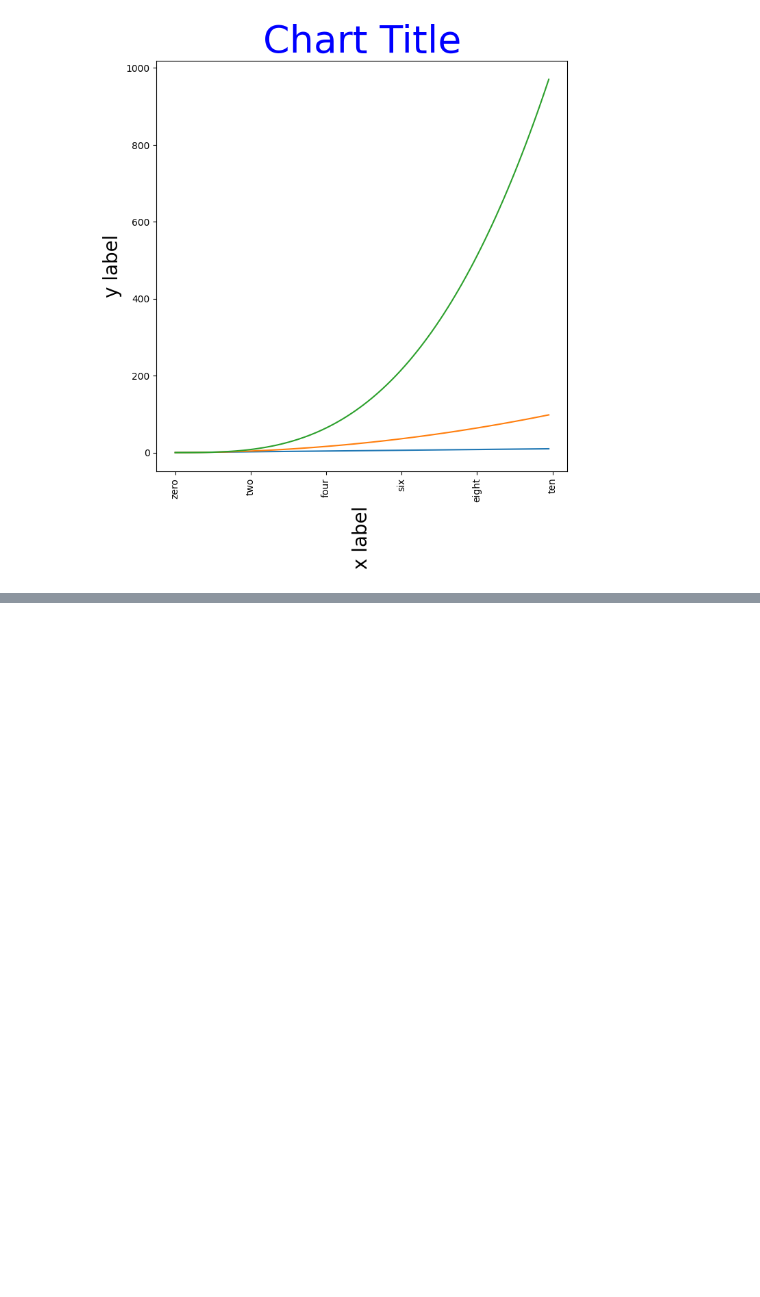
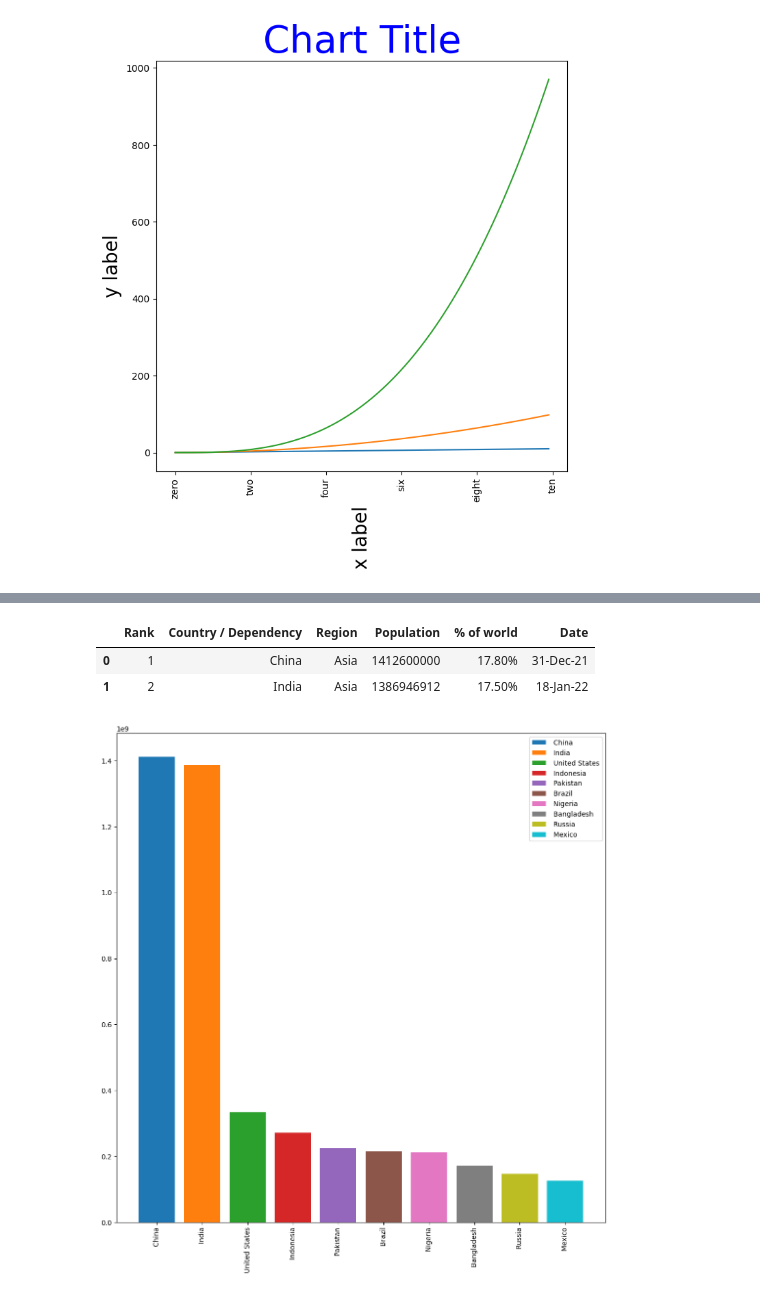
Before and after one commit to KeerthanaSistla/Python-for-Data-Analysis-Visualization, a Jupyter notebook: Styles_and_Presentation.ipynb, the cells around one changed output, grey strips where cells are left out. Drawn from its saved outputs; the diff is of its cells as text; code cells hidden in the pictures; blank space fills up the shorter version.

```diff
--- a/Styles_and_Presentation.ipynb
+++ b/Styles_and_Presentation.ipynb
@@ -151,0 +180,23 @@ WARNING:matplotlib.font_manager:findfont: Font family 'Arial' not found.
+# %%
+df = pd.read_csv('top_10_countries.csv')
+# %%
+df.head(2)
+# %% [output]
+|  | Rank | Country / Dependency | Region | Population | % of world | Date |
+| 0 | 1 | China | Asia | 1412600000 | 17.80% | 31-Dec-21 |
+| 1 | 2 | India | Asia | 1386946912 | 17.50% | 18-Jan-22 |
+# %%
+fig = plt.figure(figsize = (10,10))
+ax1 = fig.add_axes([0,0,1,1])
+
+for country in df['Country / Dependency']:
+    ax1.bar('Country / Dependency', 'Population', data = df[df['Country / Dependency']==country], label=country)
+
+
+plt.xticks(rotation='vertical')
+
+plt.legend()
+
+plt.show()
+# %% [output]
+[figure, added]
```
Also changed, not shown: parts of 4 cells of this notebook.
